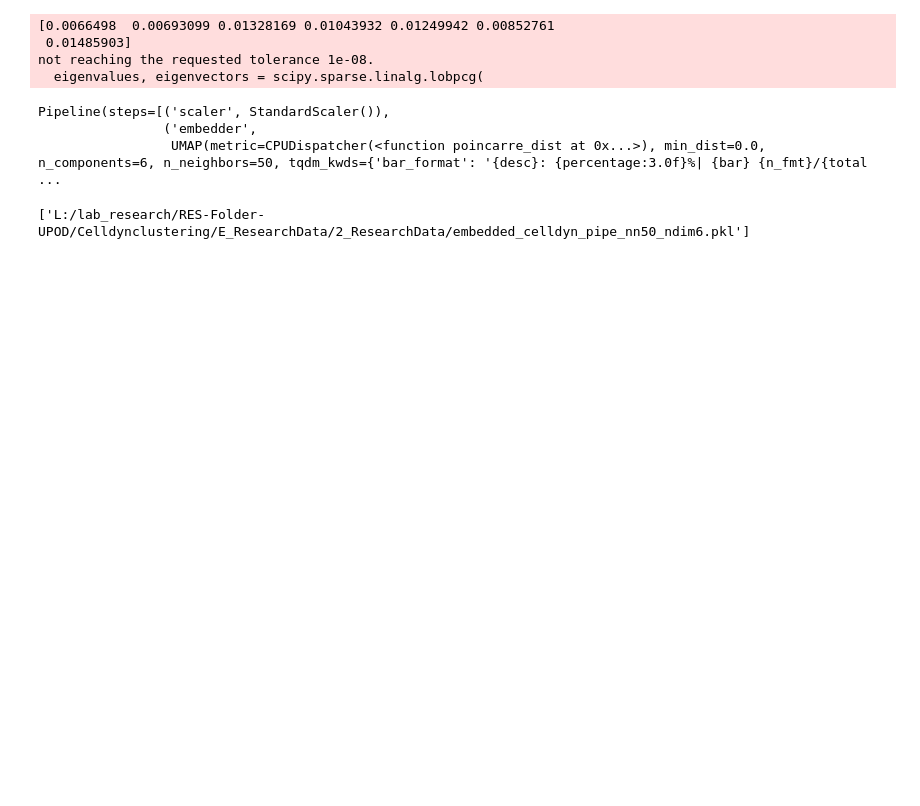
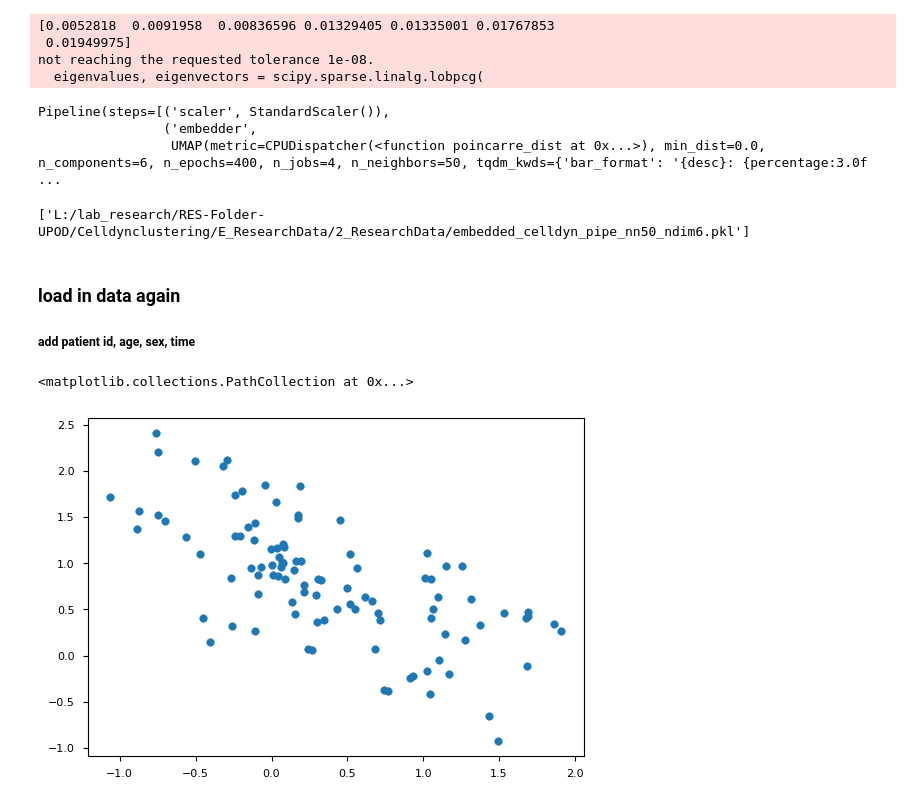
Before and after one commit to HJJoosse/celldyn_embedder, a Jupyter notebook: sandbox/create_embedded_Data.ipynb, the cells around one changed output. Drawn from its saved outputs; the diff is of its cells as text; code cells hidden in the pictures; blank space fills up the shorter version.

Commit message:
umap in julia, create embedding for all observations

```diff
--- a/sandbox/create_embedded_Data.ipynb
+++ b/sandbox/create_embedded_Data.ipynb
@@ -55,5 +56,5 @@ The autoreload extension is already loaded. To reload it, use:
 # %%
-celldyn_full = pd.read_feather("L:\laupodteam\AIOS\Bram\data\CellDyn\celldyn_cleaned_transformed_imputed_MCAR_with_ratios.feather")
+celldyn_full = pd.read_feather("L:\laupodteam\AIOS\Bram\data\CellDyn\celldyn_cleaned_transformed_imputed_ALL_with_ratios.feather")
 meas_columns = [c for c in celldyn_full.columns if 'c_b' in c]
 mode_columns = [c for c in celldyn_full.columns if 'c_m' in c]
 alrt_columns = [c for c in celldyn_full.columns if 'alrt' in c.lower()]
@@ -61,14 +66,14 @@ c_s_columns = [c for c in celldyn_full.columns if 'c_s_' in c.lower()]
 # %%
-embedder_full = umap.UMAP(n_components=6,metric = poincarre_dist,n_neighbors=50,min_dist = 0.0)
+embedder_full = umap.UMAP(n_components=6,metric = poincarre_dist,n_neighbors=50,min_dist = 0.0,n_jobs=4,n_epochs=400)
 le_pipe = Pipeline([('scaler', StandardScaler()),
                     ('embedder', embedder_full)])
 
 le_pipe.fit(celldyn_full[meas_columns]) # final_columns
 # %% [output]
-[0.0066498  0.00693099 0.01328169 0.01043932 0.01249942 0.00852761
- 0.01485903]
+[0.0052818  0.0091958  0.00836596 0.01329405 0.01335001 0.01767853
+ 0.01949975]
 not reaching the requested tolerance 1e-08.
   eigenvalues, eigenvectors = scipy.sparse.linalg.lobpcg(
 Pipeline(steps=[('scaler', StandardScaler()),
                 ('embedder',
-                 UMAP(metric=CPUDispatcher(<function poincarre_dist at 0x...>), min_dist=0.0, n_components=6, n_neighbors=50, tqdm_kwds={'bar_format': '{desc}: {percentage:3.0f}%| {bar} {n_fmt}/{total ...
+                 UMAP(metric=CPUDispatcher(<function poincarre_dist at 0x...>), min_dist=0.0, n_components=6, n_epochs=400, n_jobs=4, n_neighbors=50, tqdm_kwds={'bar_format': '{desc}: {percentage:3.0f ...
@@ -80,0 +96,6 @@ joblib.dump(le_pipe,'L:/lab_research/RES-Folder-UPOD/Celldynclustering/E_Researc
+# %% [markdown]
+### load in data again
+
+##### add patient id, age, sex, time
+# %%
+embedded_data = pd.read_feather("L:/lab_research/RES-Folder-UPOD/Celldynclustering/E_ResearchData/2_ResearchData/embedded_celldyn_nn50_ndim6_ALL.feather")
@@ -80,0 +104,7 @@ joblib.dump(le_pipe,'L:/lab_research/RES-Folder-UPOD/Celldynclustering/E_Researc
+# %%
+
+embedded_data['sex'] = celldyn_full.gender
+embedded_data['age'] = celldyn_full.age
+embedded_data['study_id'] = celldyn_full.studyid_alle_celldyn
+embedded_data['analysis_dt'] = celldyn_full.asp_dt
+embedded_data['sample_dt'] = celldyn_full.afname_dt
@@ -80,0 +113,5 @@ joblib.dump(le_pipe,'L:/lab_research/RES-Folder-UPOD/Celldynclustering/E_Researc
+# %%
+plt.scatter(embedded_data.iloc[0:100,1],le_pipe.named_steps.embedder.embedding_[0:100,1])
+# %% [output]
+<matplotlib.collections.PathCollection at 0x...>
+[figure, added]
```
Also changed, not shown: parts of 10 cells of this notebook, 3 other files.
